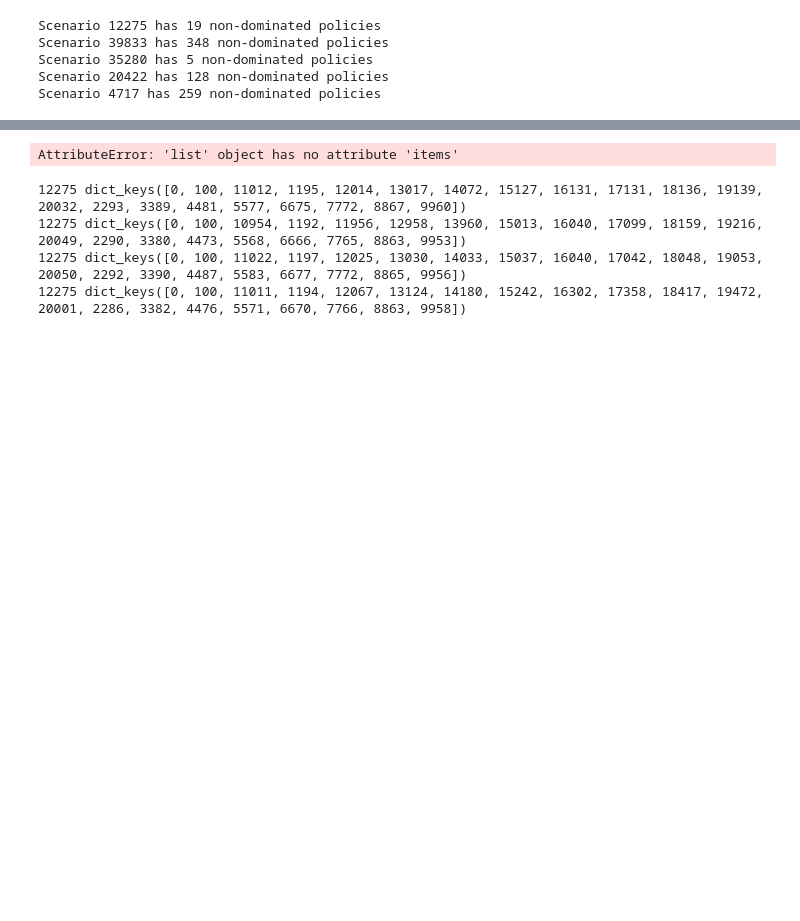
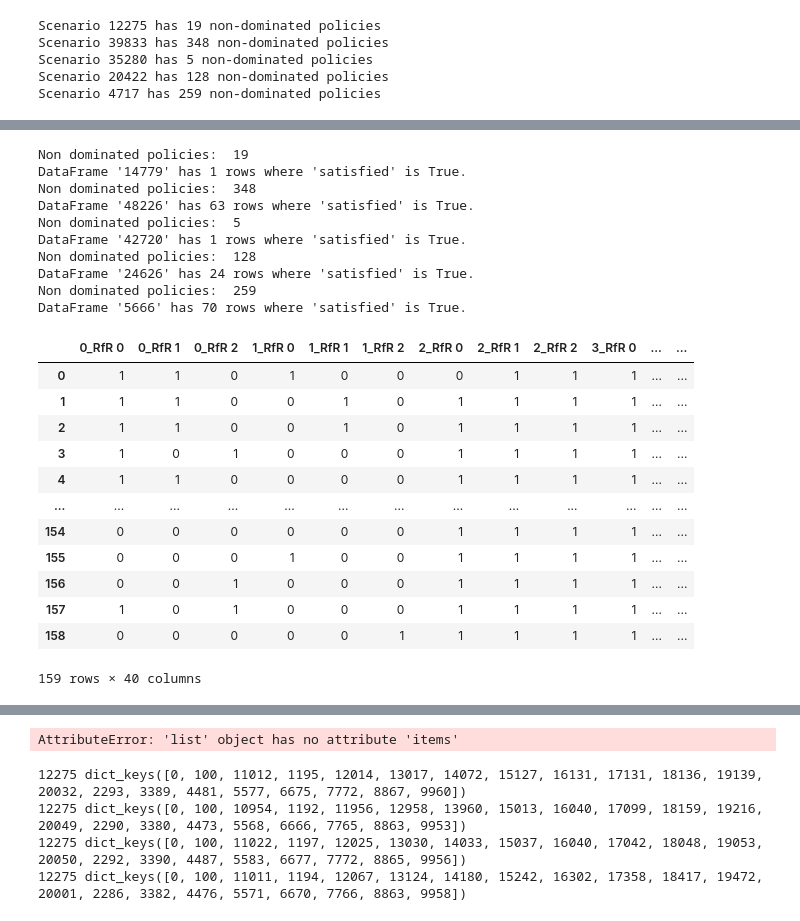
Before and after one commit to pherfkens/PROJECT_MBDM_GROUP1, a Jupyter notebook: final assignment/directed_search.ipynb, the cells around one changed output, grey strips where cells are left out. Cells and saved outputs as stored; diff of their text form; code cells hidden in the pictures; blank space fills up the shorter version.

```diff
--- a/final assignment/directed_search.ipynb
+++ b/final assignment/directed_search.ipynb
@@ -138,0 +155,9 @@ Scenario 4717 has 1026 unique policies
+# %%
+df_12275 = normalize_and_compute_composite_ooi(policy_dict[12275])
+df_39833 = normalize_and_compute_composite_ooi(policy_dict[39833])
+df_35280 = normalize_and_compute_composite_ooi(policy_dict[35280])
+df_20422 = normalize_and_compute_composite_ooi(policy_dict[20422])
+df_4717 = normalize_and_compute_composite_ooi(policy_dict[4717])
+# %%
+df_base = pd.read_csv('results/base_case_results.csv',index_col=0)
+df_base = df_base.loc[[14779, 48226, 42720, 24626, 5666]]
@@ -138,0 +172,2 @@ Scenario 4717 has 1026 unique policies
+# %%
+df_base_composite_ooi = normalize_and_compute_composite_ooi(df_base)
@@ -138,0 +219,38 @@ Scenario 4717 has 1026 unique policies
+# %%
+df_temp_1 = compare_ooi(df_base_14779, df_12275, '14779')
+df_temp_2 = compare_ooi(df_base_48226, df_39833, '48226')
+df_temp_3 = compare_ooi(df_base_42720, df_35280, '42720')
+df_temp_4 = compare_ooi(df_base_24626, df_20422, '24626')
+df_temp_5 = compare_ooi(df_base_5666, df_4717, '5666')
+
+df_constrained_policies = pd.concat([df_temp_1, df_temp_2, df_temp_3, df_temp_4, df_temp_5], ignore_index=True)
+df_constrained_policies
+# 12275 = 14779
+# 39833 = 48226
+# 38280 = 42720
+# 20422 = 24626
+# 4717 = 5666
+# %% [output]
+Non dominated policies:  19
+DataFrame '14779' has 1 rows where 'satisfied' is True.
+Non dominated policies:  348
+DataFrame '48226' has 63 rows where 'satisfied' is True.
+Non dominated policies:  5
+DataFrame '42720' has 1 rows where 'satisfied' is True.
+Non dominated policies:  128
+DataFrame '24626' has 24 rows where 'satisfied' is True.
+Non dominated policies:  259
+DataFrame '5666' has 70 rows where 'satisfied' is True.
+|  | 0_RfR 0 | 0_RfR 1 | 0_RfR 2 | 1_RfR 0 | 1_RfR 1 | 1_RfR 2 | 2_RfR 0 | 2_RfR 1 | 2_RfR 2 | 3_RfR 0 | ... | ... |
+| 0 | 1 | 1 | 0 | 1 | 0 | 0 | 0 | 1 | 1 | 1 | ... | ... |
+| 1 | 1 | 1 | 0 | 0 | 1 | 0 | 1 | 1 | 1 | 1 | ... | ... |
+| 2 | 1 | 1 | 0 | 0 | 1 | 0 | 1 | 1 | 1 | 1 | ... | ... |
+| 3 | 1 | 0 | 1 | 0 | 0 | 0 | 1 | 1 | 1 | 1 | ... | ... |
+| 4 | 1 | 1 | 0 | 0 | 0 | 0 | 1 | 1 | 1 | 1 | ... | ... |
+| ... | ... | ... | ... | ... | ... | ... | ... | ... | ... | ... | ... | ... |
+| 154 | 0 | 0 | 0 | 0 | 0 | 0 | 1 | 1 | 1 | 1 | ... | ... |
+| 155 | 0 | 0 | 0 | 1 | 0 | 0 | 1 | 1 | 1 | 1 | ... | ... |
+| 156 | 0 | 0 | 1 | 0 | 0 | 0 | 1 | 1 | 1 | 1 | ... | ... |
+| 157 | 1 | 0 | 1 | 0 | 0 | 0 | 1 | 1 | 1 | 1 | ... | ... |
+| 158 | 0 | 0 | 0 | 0 | 0 | 1 | 1 | 1 | 1 | 1 | ... | ... |
+159 rows × 40 columns
```
Also changed, not shown: parts of 11 cells of this notebook, 1 other file.
